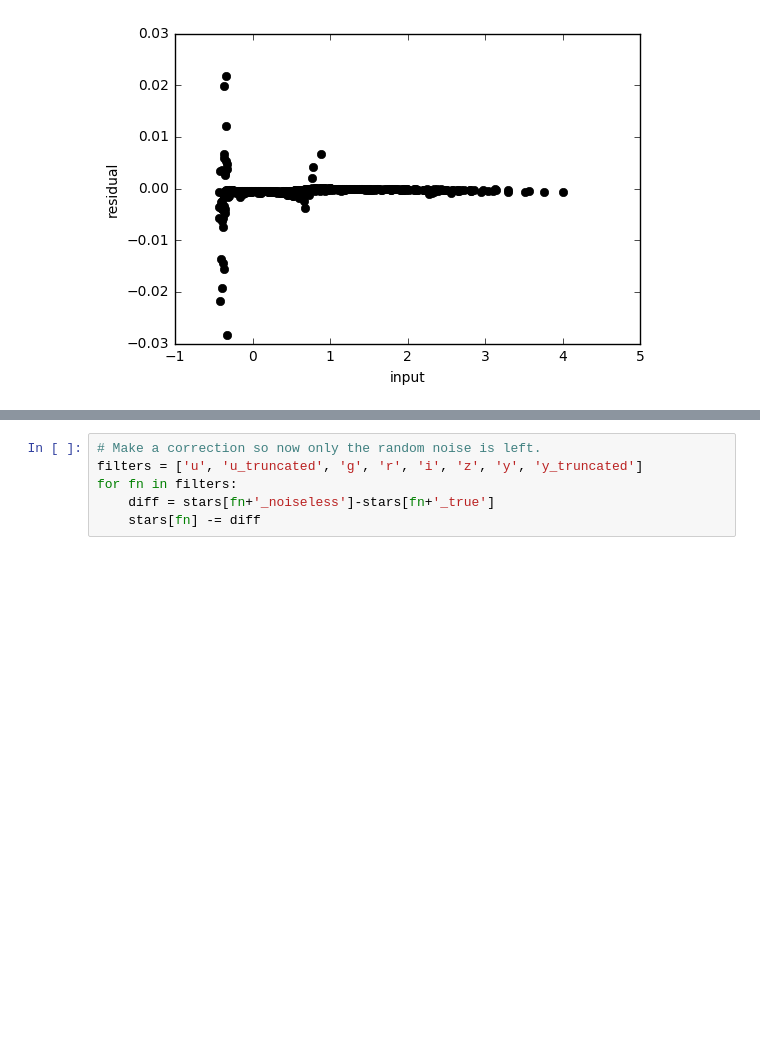
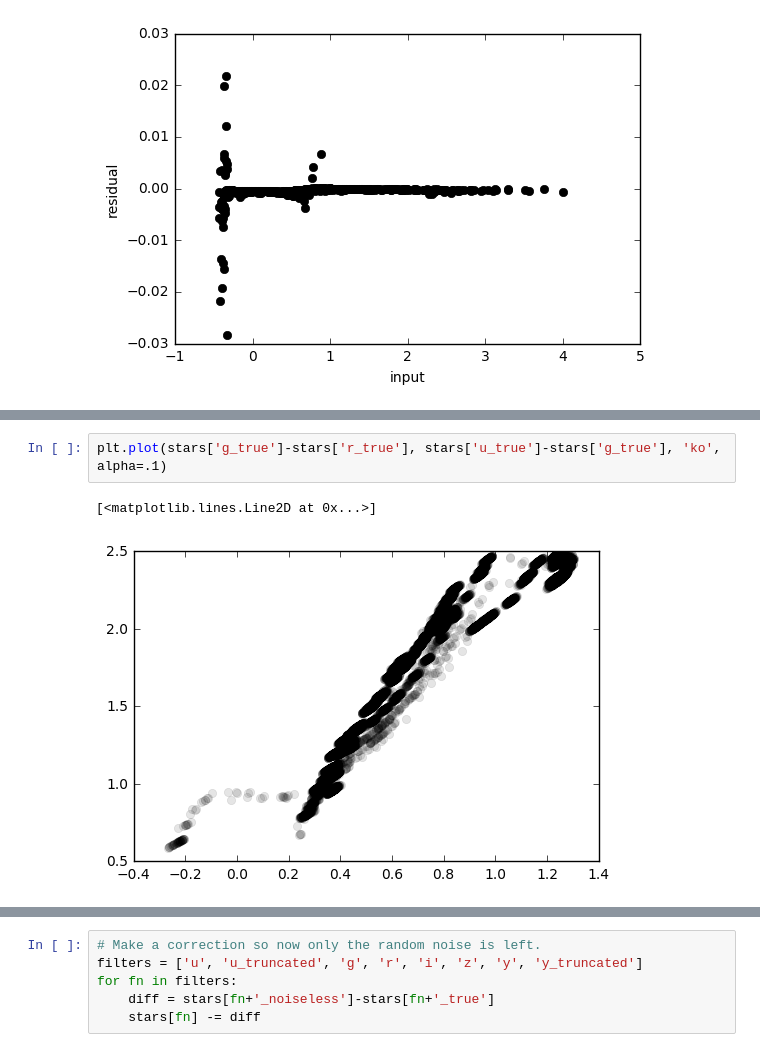
Before and after one commit to lsst-sims/sims_gaia_calib, a Jupyter notebook: python/Full_kuruz.ipynb, the cells around one changed output, grey strips where cells are left out. Saved outputs shown, nothing was run; the diff lists cells and outputs as text; blank space fills up the shorter version.

```diff
--- a/python/Full_kuruz.ipynb
+++ b/python/Full_kuruz.ipynb
@@ -134,0 +173,5 @@ plt.ylabel('residual')
+# %%
+plt.plot(stars['g_true']-stars['r_true'], stars['u_true']-stars['g_true'], 'ko', alpha=.1)
+# %% [output]
+[<matplotlib.lines.Line2D at 0x...>]
+[figure, added]
```
Also changed, not shown: parts of 5 cells of this notebook, 1 other file.
